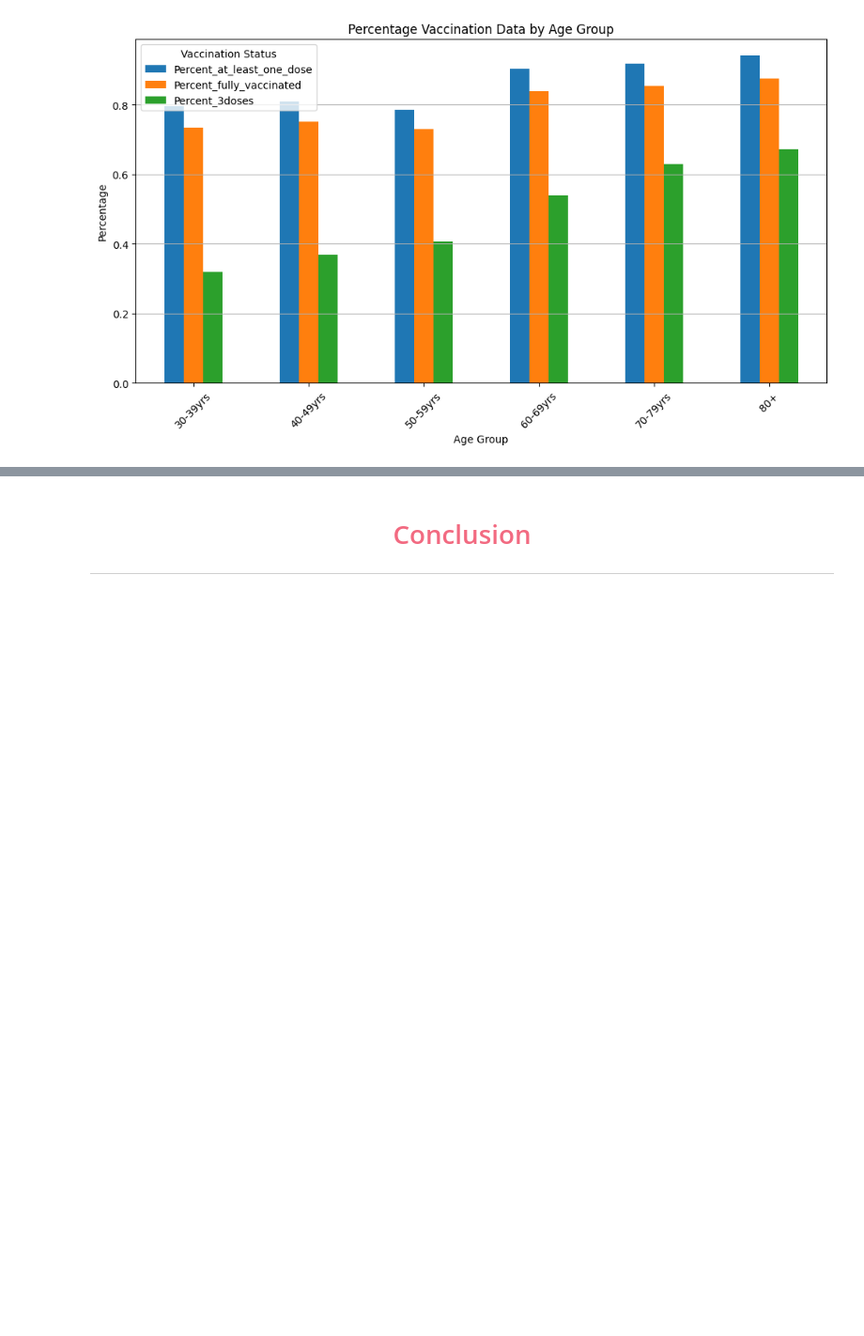
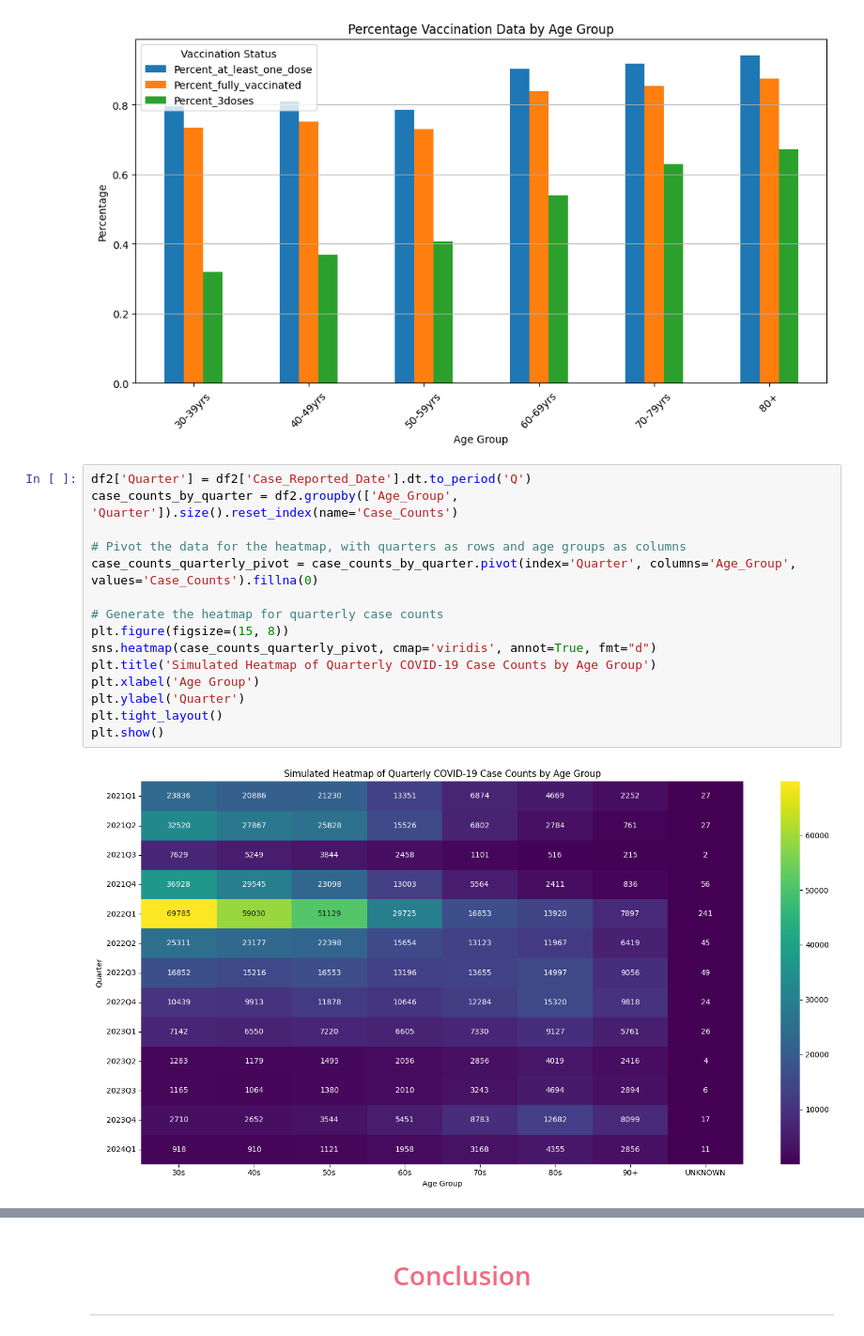
Before and after one commit to CoderMF/Data-Visualization-Project, a Jupyter notebook: CP321 Final Project.ipynb, the cells around one changed output, grey strips where cells are left out. Shown at 94% size. Cells and saved outputs as stored; diff of their text form; blank space fills up the shorter version.

Commit message:
heatmap visual

```diff
--- a/CP321 Final Project.ipynb
+++ b/CP321 Final Project.ipynb
@@ -108,3 +109,20 @@ plt.show()
 # %% [output]
 <Figure size 1200x600 with 0 Axes>
 [figure]
+# %%
+df2['Quarter'] = df2['Case_Reported_Date'].dt.to_period('Q')
+case_counts_by_quarter = df2.groupby(['Age_Group', 'Quarter']).size().reset_index(name='Case_Counts')
+
+# Pivot the data for the heatmap, with quarters as rows and age groups as columns
+case_counts_quarterly_pivot = case_counts_by_quarter.pivot(index='Quarter', columns='Age_Group', values='Case_Counts').fillna(0)
+
+# Generate the heatmap for quarterly case counts
+plt.figure(figsize=(15, 8))
+sns.heatmap(case_counts_quarterly_pivot, cmap='viridis', annot=True, fmt="d")
+plt.title('Simulated Heatmap of Quarterly COVID-19 Case Counts by Age Group')
+plt.xlabel('Age Group')
+plt.ylabel('Quarter')
+plt.tight_layout()
+plt.show()
+# %% [output]
+[figure, added]
```
Also changed, not shown: parts of 2 cells of this notebook.
